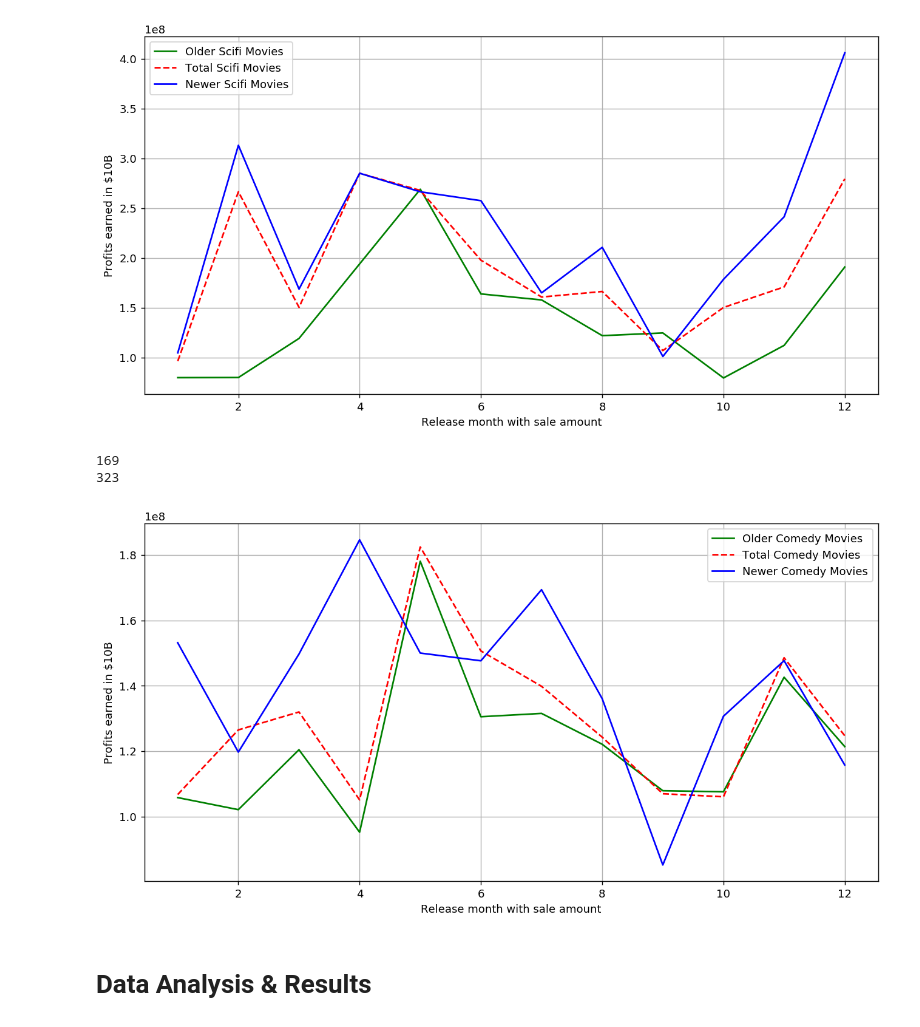
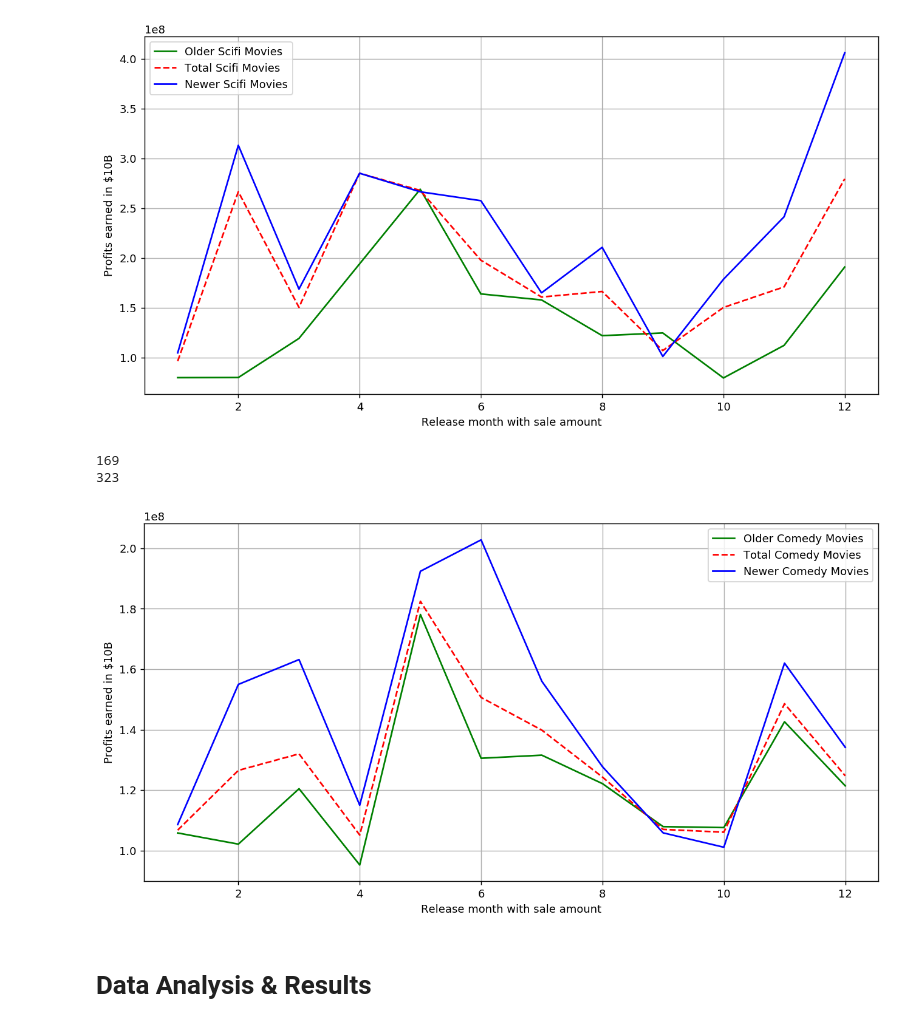
Before and after one commit to SephalTheX/Corollators, a Jupyter notebook: FinalProject.ipynb, the cells around one changed output. Cells and saved outputs as stored; diff of their text form; code cells hidden in the pictures.

```diff
--- a/FinalProject.ipynb
+++ b/FinalProject.ipynb
@@ -465,25 +467,25 @@ plt.show()
 [figure]
 # %%
 monthly_comp_comedy = df_comedy.groupby('Month')['DomesticBox Office'].mean()
-df_newer_comedy = df_drama[df_drama['Year']>2010]
+df_newer_comedy = df_comedy[df_comedy['Year']>2010]
 print(len(df_newer_action))
 monthly_comp_newer_comedy = df_newer_comedy.groupby('Month')['DomesticBox Office'].mean()
 df_older_comedy = df_comedy[df_comedy['Year']<=2010]
 print(len(df_older_comedy))
 monthly_comp_older_comedy = df_older_comedy.groupby('Month')['DomesticBox Office'].mean()
 plt.figure(figsize=(12,6),dpi=130)
 plt.xlabel('Release month with sale amount')
 plt.ylabel('Profits earned in $10B')
 plt.grid()
 plt.plot(monthly_comp_older_comedy, 'g', label = 'Older Comedy Movies')
 plt.plot(monthly_comp_comedy, 'r',linestyle='dashed', label = 'Total Comedy Movies')
 plt.plot(monthly_comp_newer_comedy, 'b', label = 'Newer Comedy Movies')
 plt.legend()
 plt.show()
 # %% [output]
 169
 323
-[figure, old version]
+[figure, new version]
 # %% [markdown]
 # Data Analysis & Results
 # %%
```
Also changed, not shown: parts of 22 cells of this notebook.
